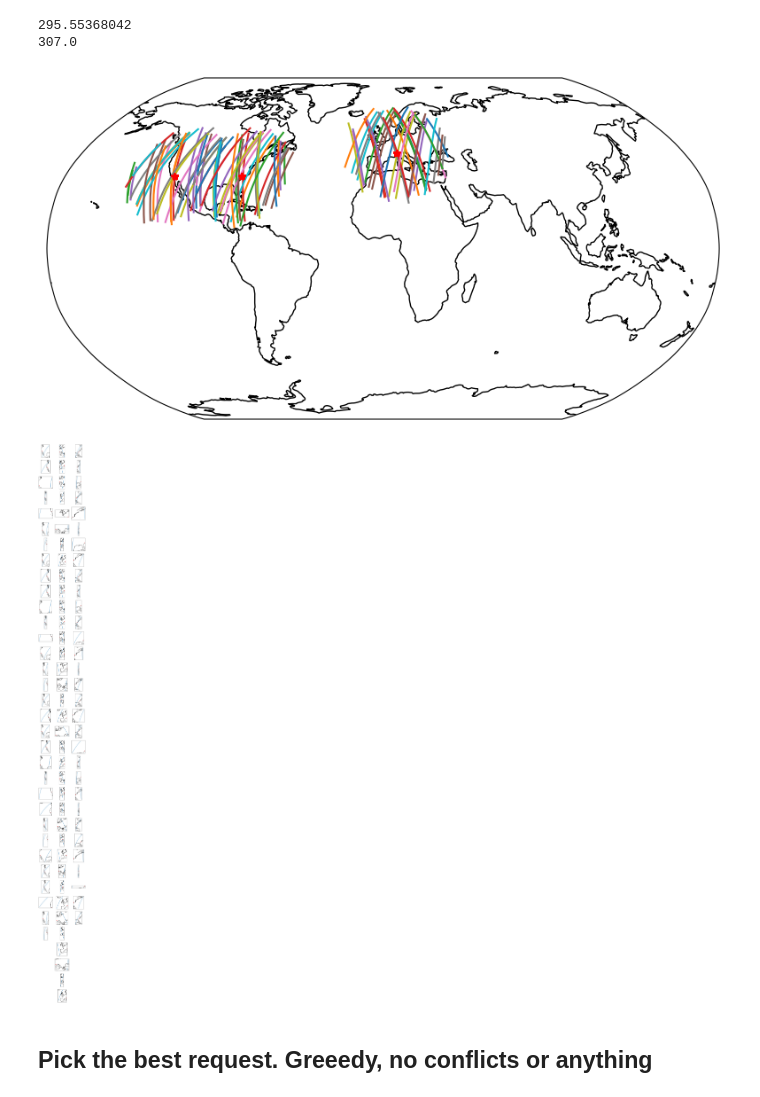
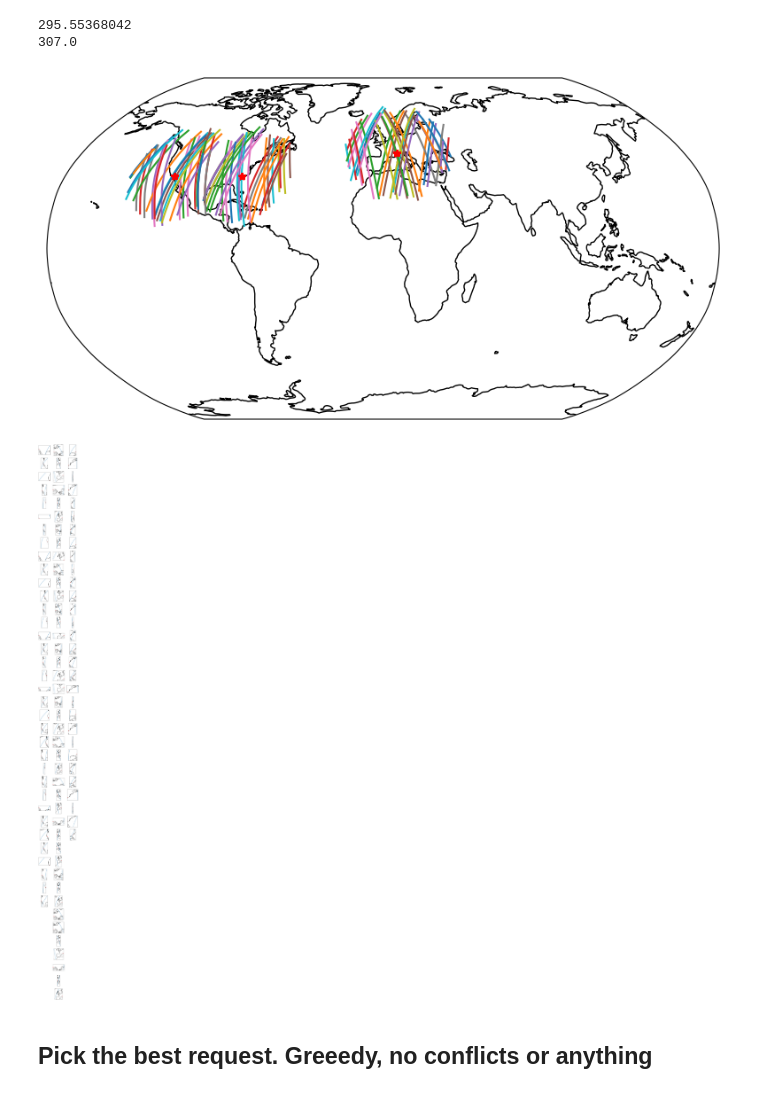
Before and after one commit to seakers/federated-scheduling, a Jupyter notebook: FAME-satellites.ipynb, the cells around one changed output. Drawn from its saved outputs; the diff is of its cells as text; code cells hidden in the pictures.

```diff
--- a/FAME-satellites.ipynb
+++ b/FAME-satellites.ipynb
@@ -427,8 +493,8 @@ ground_stations
 time_steps_for_plotting = [dt.datetime.now(dt.timezone.utc).replace(tzinfo=None) + dt.timedelta(seconds=stride_s*i) for i in range(int(plot_range_s/stride_s))]
 
 llas = {}
-for satellite, orbit in satellites.items():
-    llas[satellite] = [orbit.get_lonlatalt(t) for t in time_steps_for_plotting]
+for satellite in satellites:
+    llas[satellite] = [satellite.orbit.get_lonlatalt(t) for t in time_steps_for_plotting]
 # %%
 # map = Basemap(projection='robin',lon_0=0,resolution='c')
 # map.drawcoastlines()
@@ -443,7 +509,7 @@ ax.set_global()
     # ax.stock_img()
 ax.coastlines()
 for satellite in llas:
-    ax.plot([lla[0] for lla in llas[satellite]],[lla[1] for lla in llas[satellite]],transform=ccrs.Geodetic(), label=satellite)
+    ax.plot([lla[0] for lla in llas[satellite]],[lla[1] for lla in llas[satellite]],transform=ccrs.Geodetic(), label=satellite.name)
 ax.legend()
 # %% [output]
 <matplotlib.legend.Legend at 0x...>
@@ -456,8 +522,8 @@ passes_horizon_deg = 0.
 
 passes = {}
 
-for satellite, orbit in satellites.items():
-    passes[satellite] = orbit.get_next_passes(dt.datetime.now(dt.timezone.utc).replace(tzinfo=None),passes_horizon_h,jpl_lla[0],jpl_lla[1],jpl_lla[2],passes_error_s,passes_horizon_deg)
+for satellite in satellites:
+    passes[satellite] = satellite.orbit.get_next_passes(dt.datetime.now(dt.timezone.utc).replace(tzinfo=None),passes_horizon_h,jpl_lla[0],jpl_lla[1],jpl_lla[2],passes_error_s,passes_horizon_deg)
 # %%
 for satellite, passlist in passes.items():
     if len(passlist):
@@ -511,8 +577,8 @@ os = observation_request(-118,34, alt_km=0.307, min_time=min_time, max_time=max_
 # %%
 obs_requests = [
-    observation_request(-118., 34., min_time=min_time, max_time=max_time, alt_km=0.307),
-    observation_request(8., 45., min_time=min_time, max_time=max_time, alt_km=0.216),
-    observation_request(-80., 34., min_time=min_time, max_time=max_time, alt_km=0.041),
+    ObservationRequest(-118., 34., min_time=min_time, max_time=max_time, alt_km=0.307),
+    ObservationRequest(8., 45., min_time=min_time, max_time=max_time, alt_km=0.216),
+    ObservationRequest(-80., 34., min_time=min_time, max_time=max_time, alt_km=0.041),
 ]
 # %%
 observation_opportunities = find_observation_opportunities(obs_requests, satellites)
@@ -539,36 +605,36 @@ fig = plt.figure(figsize=(3*request_number, 3*max_num_passes))
 
 for orequest, all_passes in observation_opportunities.items():
     pass_counter = 0
     for satellite, passes in all_passes.items():
         for satpass in passes:
             ax = fig.add_subplot(max_num_passes, request_number, request_counter + request_number*pass_counter, projection=ccrs.Robinson())
             pass_counter += 1
             # ax.set_global()
             # ax.set_extent((float(orequest.lon_deg)-_plot_offset_deg, float(orequest.lon_deg)+_plot_offset_deg, float(orequest.lat_deg)-_plot_offset_deg, float(orequest.lat_deg)+_plot_offset_deg))
             ax.coastlines()
 
             # request location
             ax.plot(float(orequest.lon_deg), float(orequest.lat_deg), '*r', transform=ccrs.PlateCarree(), )
             axglobal.plot(float(orequest.lon_deg), float(orequest.lat_deg), '*r', transform=ccrs.PlateCarree(), )
 
             # Where is the satellite?
 
             _dt = dt.timedelta(seconds=stride_s)
             time_steps_for_plotting = [satpass.rise.time + _dt*i for i in range(int(math.ceil((satpass.fall.time-satpass.rise.time).total_seconds()/_dt.total_seconds())))]
 
             # for satellite, orbit in satellites.items():
-            _orbit = satellites[satellite]
+            _orbit = satellite.orbit
             _llas = [_orbit.get_lonlatalt(t) for t in time_steps_for_plotting]
             ax.plot([lla[0] for lla in _llas],[lla[1] for lla in _llas],transform=ccrs.Geodetic())
             axglobal.plot([lla[0] for lla in _llas],[lla[1] for lla in _llas],transform=ccrs.Geodetic())
 
 #             # for satellite in llas:
 #             #     ax.plot([lla[0] for lla in llas[satellite]],[lla[1] for lla in llas[satellite]],transform=ccrs.Geodetic(), label=satellite)
 #             # ax.legend()
     request_counter += 1
 # %% [output]
-[figure, old version]
+[figure, new version]
-[figure, old version]
+[figure, new version]
 # %% [markdown]
 ## Pick the best request. Greeedy, no conflicts or anything
 # %%
```
Also changed, not shown: parts of 58 cells of this notebook, 1 other file.
